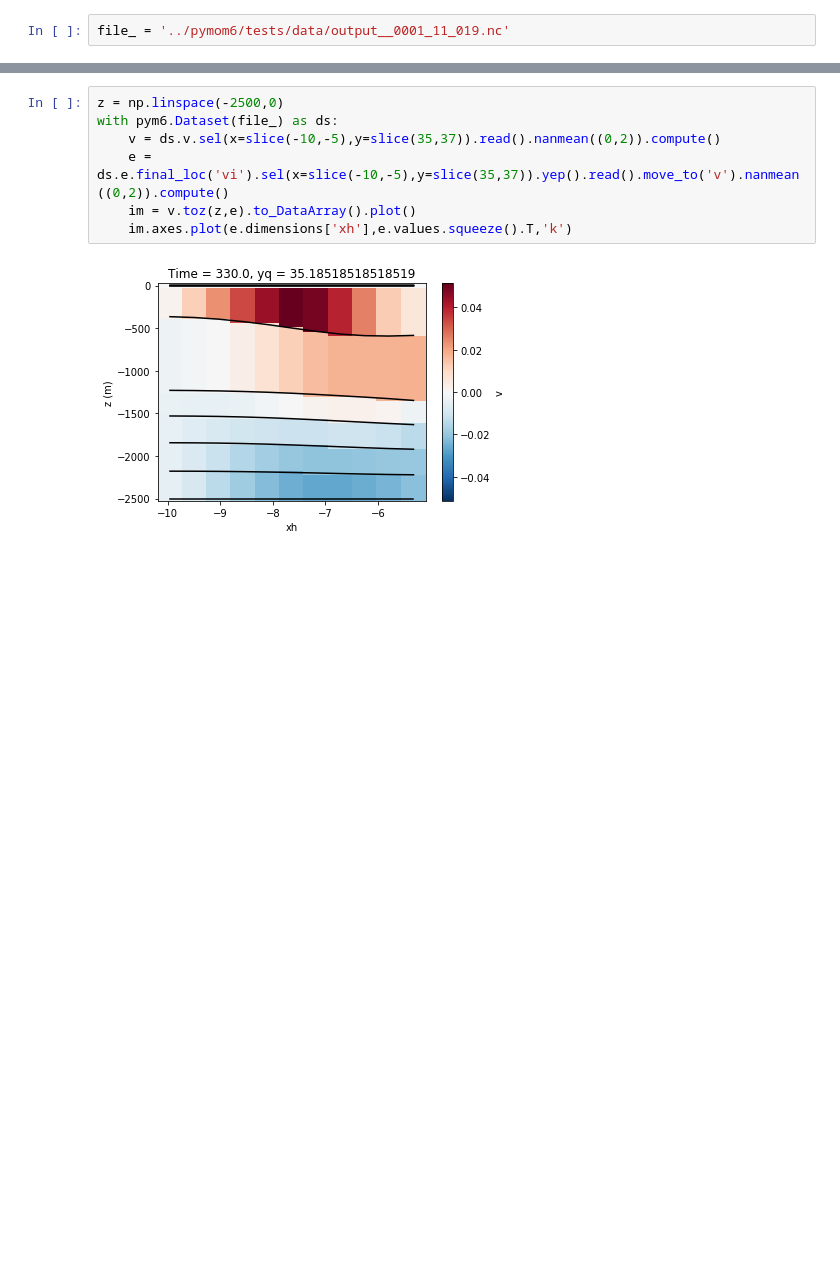
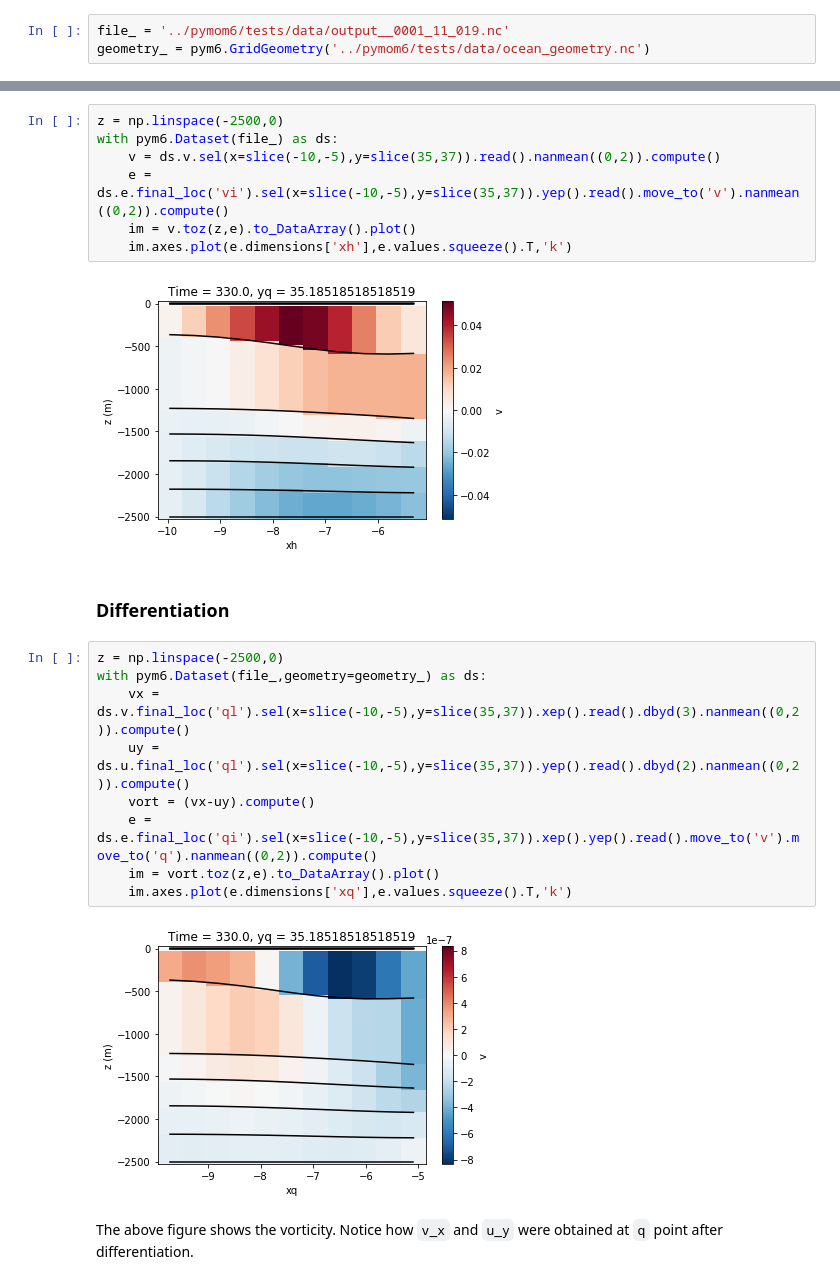
Before and after one commit to suyashbire1/pymom6, a Jupyter notebook: docs/example_notebook.ipynb, the cells around one changed output, grey strips where cells are left out. Cells and saved outputs as stored; diff of their text form; blank space fills up the shorter version.

Commit message:
Adds differentiation to example ipynb

```diff
--- a/docs/example_notebook.ipynb
+++ b/docs/example_notebook.ipynb
@@ -6,6 +8,7 @@ import pymom6.pymom6 as pym6
 The following methods are equivalent:
 # %%
 file_ = '../pymom6/tests/data/output__0001_11_019.nc'
+geometry_ = pym6.GridGeometry('../pymom6/tests/data/ocean_geometry.nc')
 # %%
 with pym6.Dataset(file_,west_lon=-10,east_lon=-5,south_lat=35,north_lat=37) as ds:
     u = ds.u.read().compute()
@@ -112,3 +115,18 @@ with pym6.Dataset(file_) as ds:
     im.axes.plot(e.dimensions['xh'],e.values.squeeze().T,'k')
 # %% [output]
 [figure]
+# %% [markdown]
+### Differentiation
+# %%
+z = np.linspace(-2500,0)
+with pym6.Dataset(file_,geometry=geometry_) as ds:
+    vx = ds.v.final_loc('ql').sel(x=slice(-10,-5),y=slice(35,37)).xep().read().dbyd(3).nanmean((0,2)).compute()
+    uy = ds.u.final_loc('ql').sel(x=slice(-10,-5),y=slice(35,37)).yep().read().dbyd(2).nanmean((0,2)).compute()
+    vort = (vx-uy).compute()
+    e = ds.e.final_loc('qi').sel(x=slice(-10,-5),y=slice(35,37)).xep().yep().read().move_to('v').move_to('q').nanmean((0,2)).compute()
+    im = vort.toz(z,e).to_DataArray().plot()
+    im.axes.plot(e.dimensions['xq'],e.values.squeeze().T,'k')
+# %% [output]
+[figure, added]
+# %% [markdown]
+The above figure shows the vorticity. Notice how `v_x` and `u_y` were obtained at `q` point after differentiation.
```
Also changed, not shown: parts of 2 cells of this notebook.
